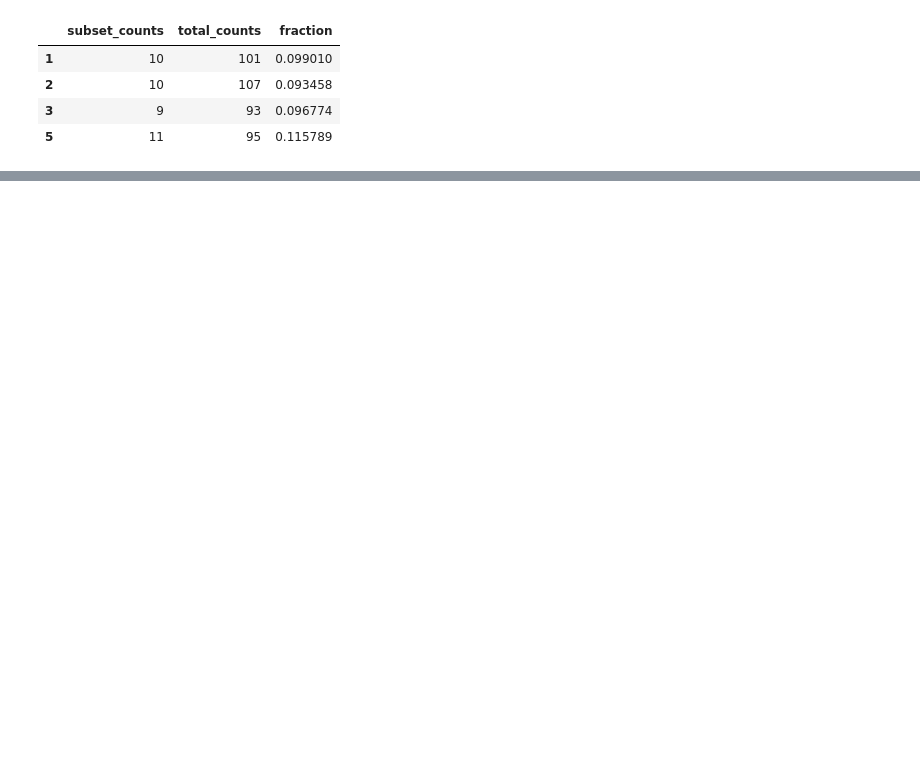
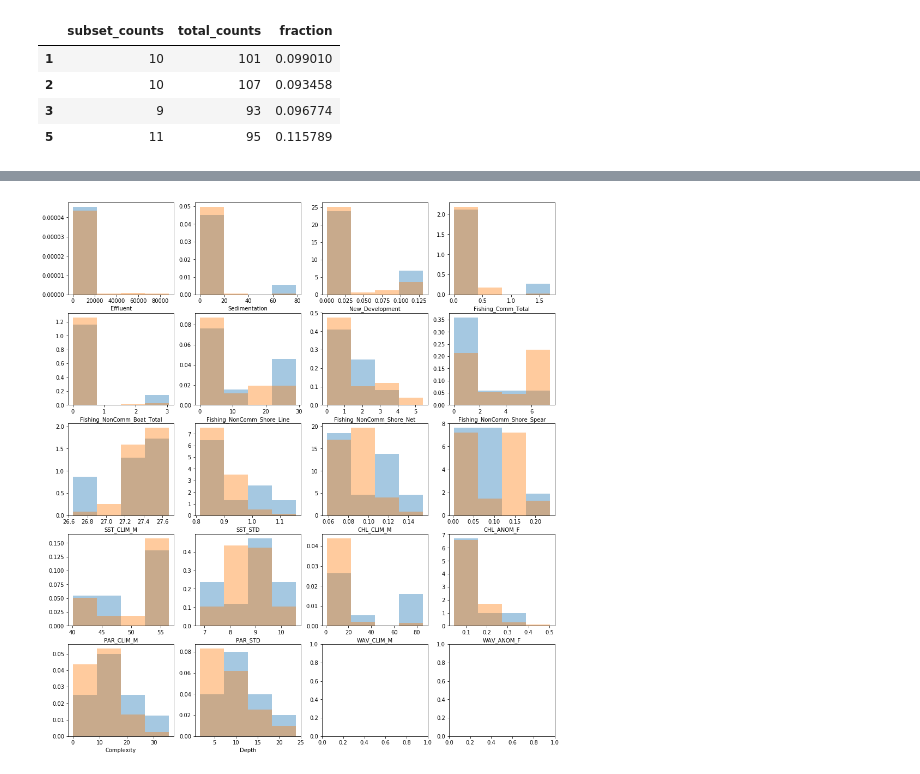
Before and after one commit to salliewalecka/Hawaii_RegimesPredictors, a Jupyter notebook: notebooks/Logistic_Regressions_with_Error_Analysis.ipynb, the cells around one changed output, grey strips where cells are left out. Drawn from its saved outputs; the diff is of its cells as text; code cells hidden in the pictures; blank space fills up the shorter version.

```diff
--- a/notebooks/Logistic_Regressions_with_Error_Analysis.ipynb
+++ b/notebooks/Logistic_Regressions_with_Error_Analysis.ipynb
@@ -454,0 +462,5 @@ for i, col in enumerate(float_cols):
+# %%
+# regime 3
+plot_diff_by_regime(regime_num=3, subset_idx=mis_idx, num_bins=5)
+# %% [output]
+[figure, added]
```
Also changed, not shown: parts of 20 cells of this notebook.
